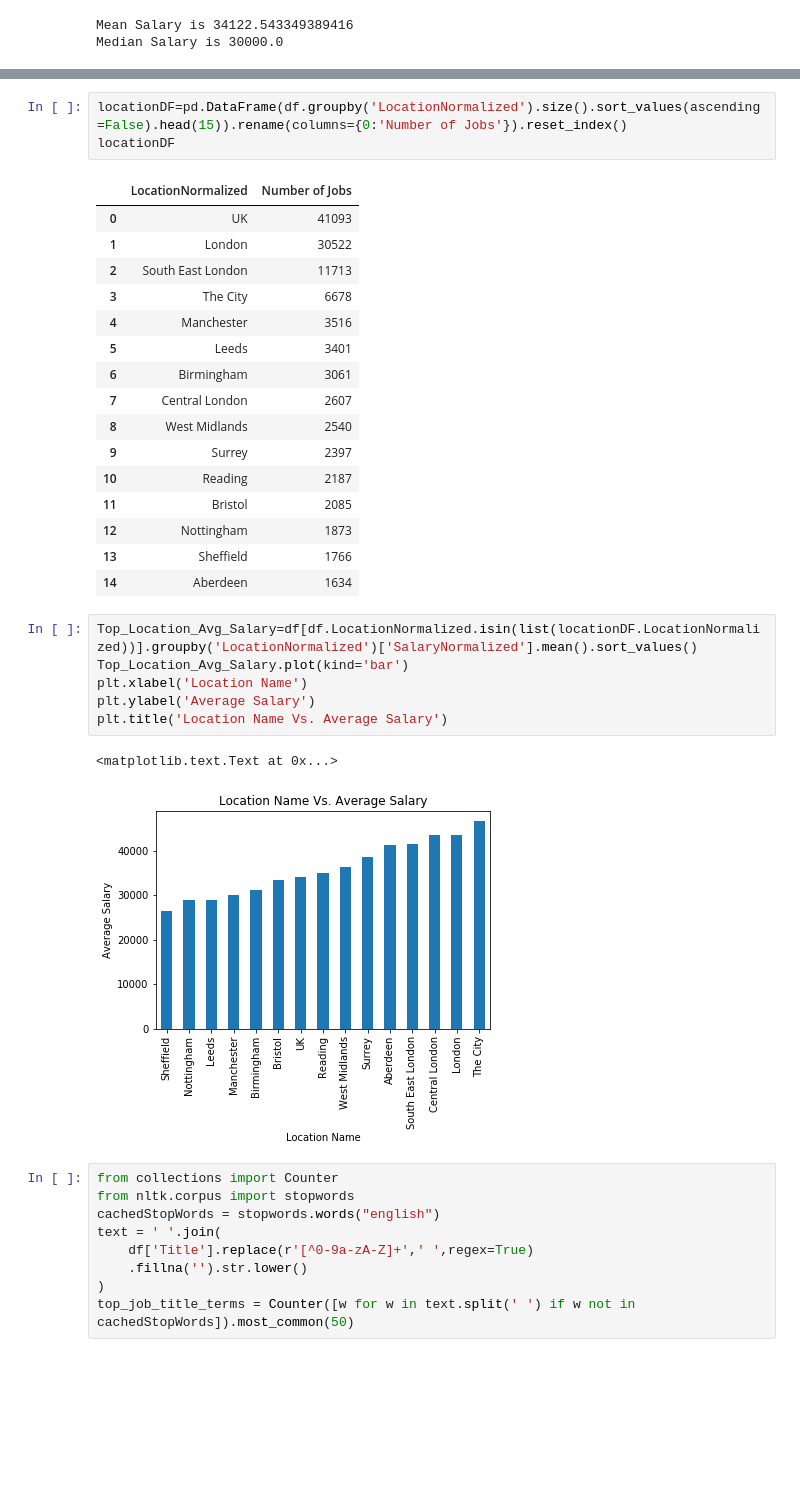
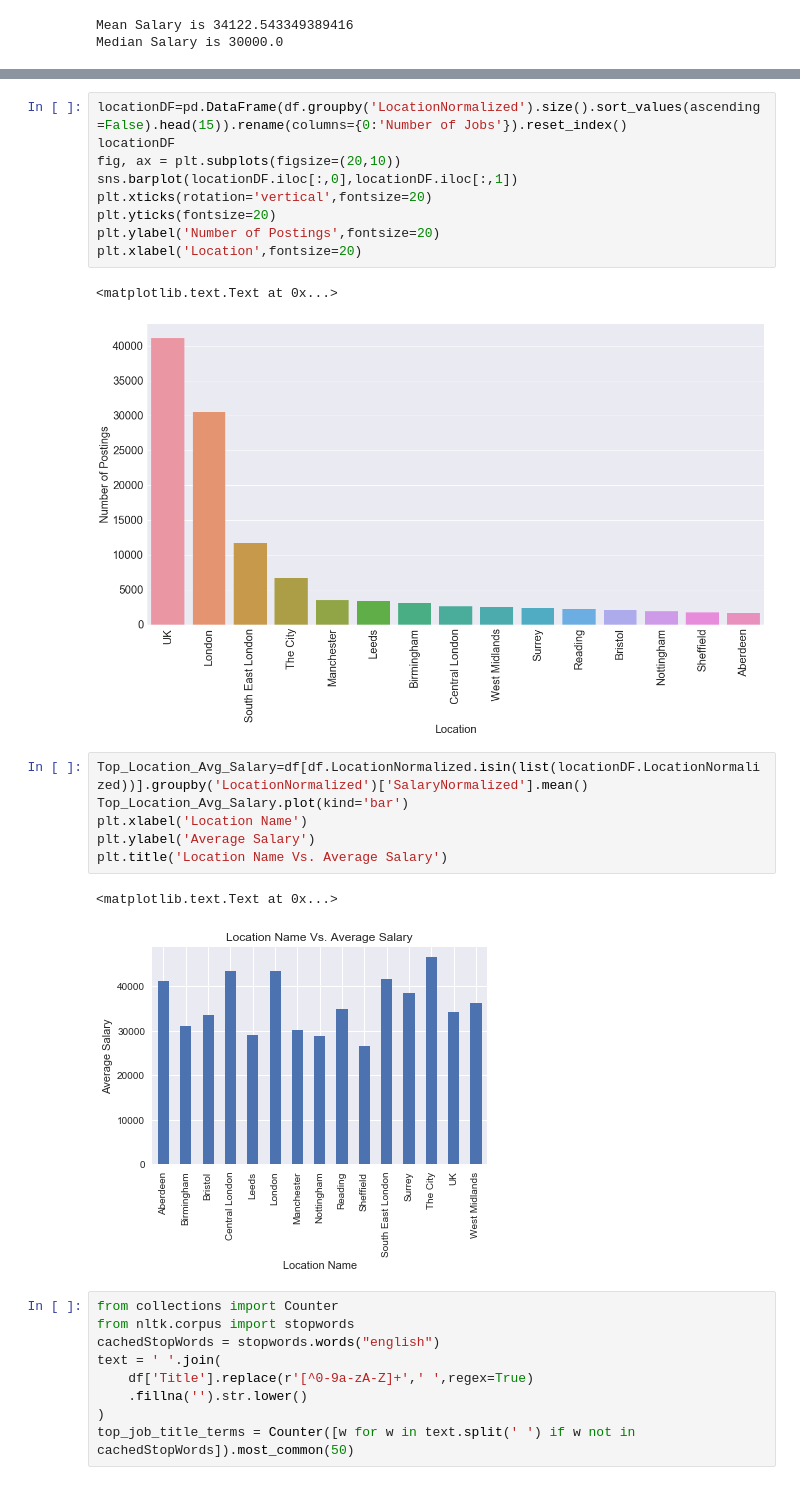
Before and after one commit to jingyu120/job_salary_prediction_capstone, a Jupyter notebook: Salary_Resume_Prediction.ipynb, the cells around one changed output, grey strips where cells are left out. Cells and saved outputs as stored; diff of their text form; blank space fills up the shorter version.

```diff
--- a/Salary_Resume_Prediction.ipynb
+++ b/Salary_Resume_Prediction.ipynb
@@ -76,32 +80,24 @@ plt.title('Job Type Vs. Average Salary',fontsize=35)
 # %%
 locationDF=pd.DataFrame(df.groupby('LocationNormalized').size().sort_values(ascending=False).head(15)).rename(columns={0:'Number of Jobs'}).reset_index()
 locationDF
+fig, ax = plt.subplots(figsize=(20,10))
+sns.barplot(locationDF.iloc[:,0],locationDF.iloc[:,1])
+plt.xticks(rotation='vertical',fontsize=20)
+plt.yticks(fontsize=20)
+plt.ylabel('Number of Postings',fontsize=20)
+plt.xlabel('Location',fontsize=20)
 # %% [output]
-|  | LocationNormalized | Number of Jobs |
-| 0 | UK | 41093 |
-| 1 | London | 30522 |
-| 2 | South East London | 11713 |
-| 3 | The City | 6678 |
-| 4 | Manchester | 3516 |
-| 5 | Leeds | 3401 |
-| 6 | Birmingham | 3061 |
-| 7 | Central London | 2607 |
-| 8 | West Midlands | 2540 |
-| 9 | Surrey | 2397 |
-| 10 | Reading | 2187 |
-| 11 | Bristol | 2085 |
-| 12 | Nottingham | 1873 |
-| 13 | Sheffield | 1766 |
-| 14 | Aberdeen | 1634 |
+<matplotlib.text.Text at 0x...>
+[figure, added]
 # %%
-Top_Location_Avg_Salary=df[df.LocationNormalized.isin(list(locationDF.LocationNormalized))].groupby('LocationNormalized')['SalaryNormalized'].mean().sort_values()
+Top_Location_Avg_Salary=df[df.LocationNormalized.isin(list(locationDF.LocationNormalized))].groupby('LocationNormalized')['SalaryNormalized'].mean()
 Top_Location_Avg_Salary.plot(kind='bar')
 plt.xlabel('Location Name')
 plt.ylabel('Average Salary')
 plt.title('Location Name Vs. Average Salary')
 # %% [output]
 <matplotlib.text.Text at 0x...>
-[figure, old version]
+[figure, new version]
 # %%
 from collections import Counter
 from nltk.corpus import stopwords
```
Also changed, not shown: parts of 79 cells of this notebook, 1 other file.
